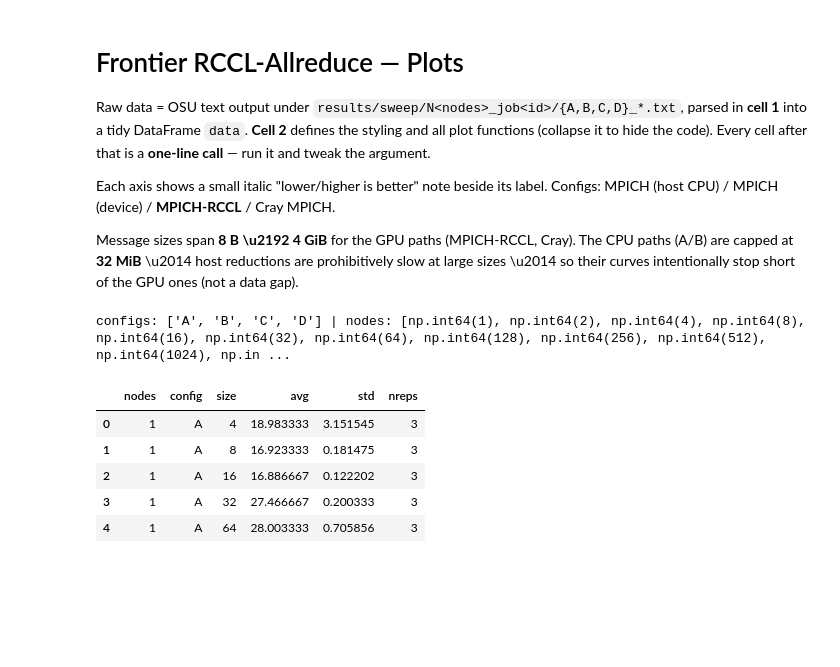
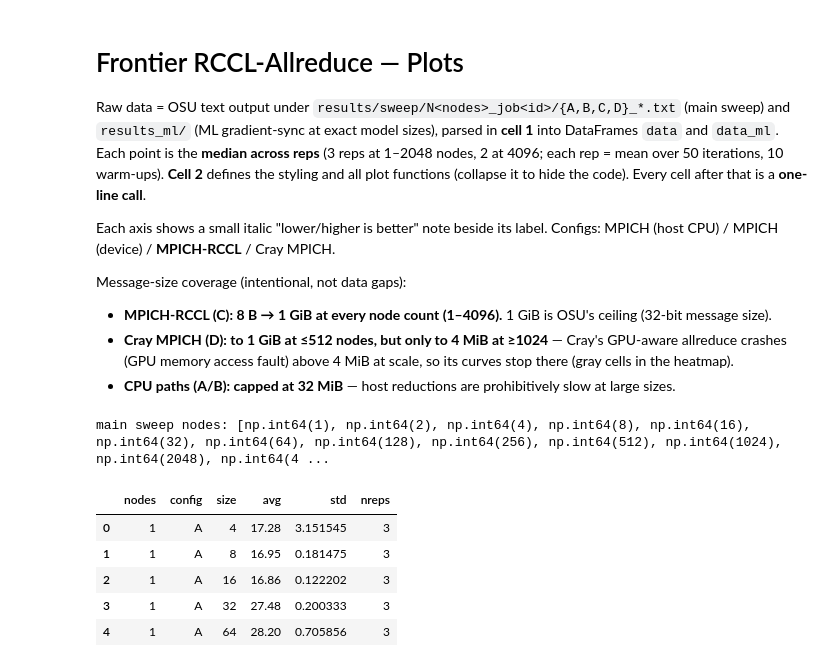
Before and after one commit to ggracelii/mpich-rccl, a Jupyter notebook: frontier/plots/plot.ipynb, the cells around one changed output. Cells and saved outputs as stored; diff of their text form; code cells hidden in the pictures; blank space fills up the shorter version.

```diff
--- a/frontier/plots/plot.ipynb
+++ b/frontier/plots/plot.ipynb
@@ -1,17 +1,21 @@
 # %% [markdown]
 # Frontier RCCL-Allreduce — Plots
 
-Raw data = OSU text output under `results/sweep/N<nodes>_job<id>/{A,B,C,D}_*.txt`,
-parsed in **cell 1** into a tidy DataFrame `data`. **Cell 2** defines the styling and
-all plot functions (collapse it to hide the code). Every cell after that is a **one-line
-call** — run it and tweak the argument.
+Raw data = OSU text output under `results/sweep/N<nodes>_job<id>/{A,B,C,D}_*.txt` (main sweep)
+and `results_ml/` (ML gradient-sync at exact model sizes), parsed in **cell 1** into DataFrames
+`data` and `data_ml`. Each point is the **median across reps** (3 reps at 1–2048 nodes, 2 at 4096;
+each rep = mean over 50 iterations, 10 warm-ups). **Cell 2** defines the styling and all plot
+functions (collapse it to hide the code). Every cell after that is a **one-line call**.
 
 Each axis shows a small italic "lower/higher is better" note beside its label. Configs:
 MPICH (host CPU) / MPICH (device) / **MPICH-RCCL** / Cray MPICH.
 
-Message sizes span **8 B \u2192 4 GiB** for the GPU paths (MPICH-RCCL, Cray). The CPU
-paths (A/B) are capped at **32 MiB** \u2014 host reductions are prohibitively slow at large
-sizes \u2014 so their curves intentionally stop short of the GPU ones (not a data gap).
+Message-size coverage (intentional, not data gaps):
+- **MPICH-RCCL (C): 8 B → 1 GiB at every node count (1–4096).** 1 GiB is OSU's ceiling (32-bit message size).
+- **Cray MPICH (D): to 1 GiB at ≤512 nodes, but only to 4 MiB at ≥1024** — Cray's GPU-aware
+  allreduce crashes (GPU memory access fault) above 4 MiB at scale, so its curves stop there
+  (gray cells in the heatmap).
+- **CPU paths (A/B): capped at 32 MiB** — host reductions are prohibitively slow at large sizes.
 # %%
 # === Cell 1: load & clean the sweep data =================================
 import os, re, glob
@@ -27,42 +31,60 @@ LABEL = {"A":"MPICH (host CPU)","B":"MPICH (device)","C":"MPICH-RCCL",
 def parse_osu(path):
     out = []
     for line in open(path):
         p = line.split()
         if len(p) >= 2 and p[0].isdigit():
             try:
                 out.append((int(p[0]), float(p[1]),
                             float(p[2]) if len(p) > 2 else np.nan,
                             float(p[3]) if len(p) > 3 else np.nan))
             except ValueError:
                 pass
     return out
 
 rows = []
 for d in sorted(glob.glob(os.path.join(RESULTS, "N*_job*"))):
     m = re.match(r"N(\d+)_job(\d+)", os.path.basename(d))
     if not m:
         continue
     nodes, job = int(m.group(1)), int(m.group(2))
     for cfg, fn in OSU_FILES.items():
         fp = os.path.join(d, fn)
         if os.path.exists(fp):
             for s, a, mn, mx in parse_osu(fp):
                 rows.append(dict(nodes=nodes, job=job, config=cfg, size=s, avg=a, min=mn, max=mx))
 
 raw = pd.DataFrame(rows); raw = raw[raw["avg"] > 0]
 data = (raw.groupby(["nodes","config","size"], as_index=False)
-           .agg(avg=("avg","mean"), std=("avg","std"), nreps=("job","nunique")))
-print("configs:", sorted(data.config.unique()), "| nodes:", sorted(data.nodes.unique()),
-      "| sizes:", data["size"].nunique())
+           .agg(avg=("avg","median"), std=("avg","std"), nreps=("job","nunique")))   # median across reps: robust to one bad-placement rep
+
+# Path-2 ML data (exact model-gradient sizes) if results_ml/ is present; else plot_ml_sync uses Path 1.
+ML_RESULTS = "results_ml" if os.path.isdir("results_ml") else "../results_ml"
+ml_rows = []
+for d in sorted(glob.glob(os.path.join(ML_RESULTS, "N*_job*"))):
+    m = re.match(r"N(\d+)_job(\d+)", os.path.basename(d))
+    if not m:
+        continue
+    for cfg, fn in OSU_FILES.items():
+        fp = os.path.join(d, fn)
+        if os.path.exists(fp):
+            for s, a, mn, mx in parse_osu(fp):
+                ml_rows.append(dict(nodes=int(m.group(1)), job=int(m.group(2)), config=cfg, size=s, avg=a))
+_mlraw = pd.DataFrame(ml_rows)
+data_ml = (_mlraw[_mlraw["avg"] > 0]
+           .groupby(["nodes","config","size"], as_index=False)
+           .agg(avg=("avg","median"), nreps=("job","nunique"))) if len(ml_rows) else None
+
+print("main sweep nodes:", sorted(data.nodes.unique()), "| sizes:", data["size"].nunique(),
+      "| ML Path-2:", ("loaded, nodes " + str(sorted(data_ml.nodes.unique()))) if data_ml is not None else "none (uses Path 1)")
 data.head()
 # %% [output]
-configs: ['A', 'B', 'C', 'D'] | nodes: [np.int64(1), np.int64(2), np.int64(4), np.int64(8), np.int64(16), np.int64(32), np.int64(64), np.int64(128), np.int64(256), np.int64(512), np.int64(1024), np.in ...
+main sweep nodes: [np.int64(1), np.int64(2), np.int64(4), np.int64(8), np.int64(16), np.int64(32), np.int64(64), np.int64(128), np.int64(256), np.int64(512), np.int64(1024), np.int64(2048), np.int64(4 ...
 |  | nodes | config | size | avg | std | nreps |
-| 0 | 1 | A | 4 | 18.983333 | 3.151545 | 3 |
-| 1 | 1 | A | 8 | 16.923333 | 0.181475 | 3 |
-| 2 | 1 | A | 16 | 16.886667 | 0.122202 | 3 |
-| 3 | 1 | A | 32 | 27.466667 | 0.200333 | 3 |
-| 4 | 1 | A | 64 | 28.003333 | 0.705856 | 3 |
+| 0 | 1 | A | 4 | 17.28 | 3.151545 | 3 |
+| 1 | 1 | A | 8 | 16.95 | 0.181475 | 3 |
+| 2 | 1 | A | 16 | 16.86 | 0.122202 | 3 |
+| 3 | 1 | A | 32 | 27.48 | 0.200333 | 3 |
+| 4 | 1 | A | 64 | 28.20 | 0.705856 | 3 |
 # %%
 # === Cell 2: style + plot functions  (collapse this cell to hide the code) =
 import matplotlib as mpl, matplotlib.pyplot as plt
```
Also changed, not shown: parts of 6 cells of this notebook, 1 other file.
